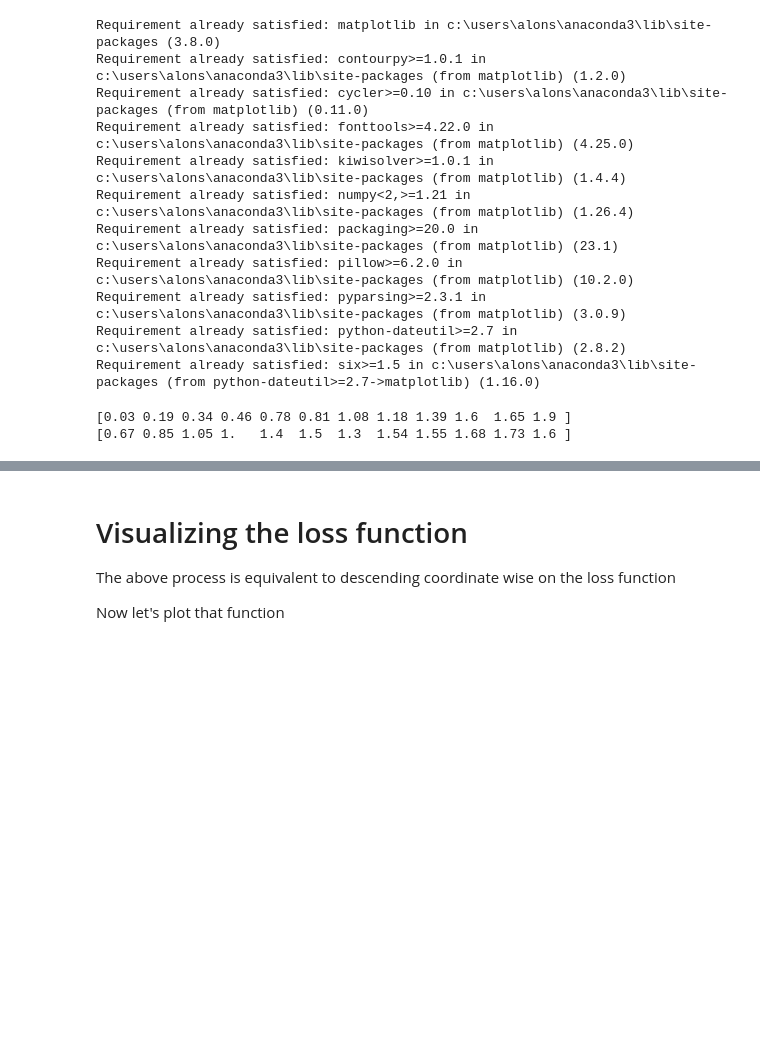
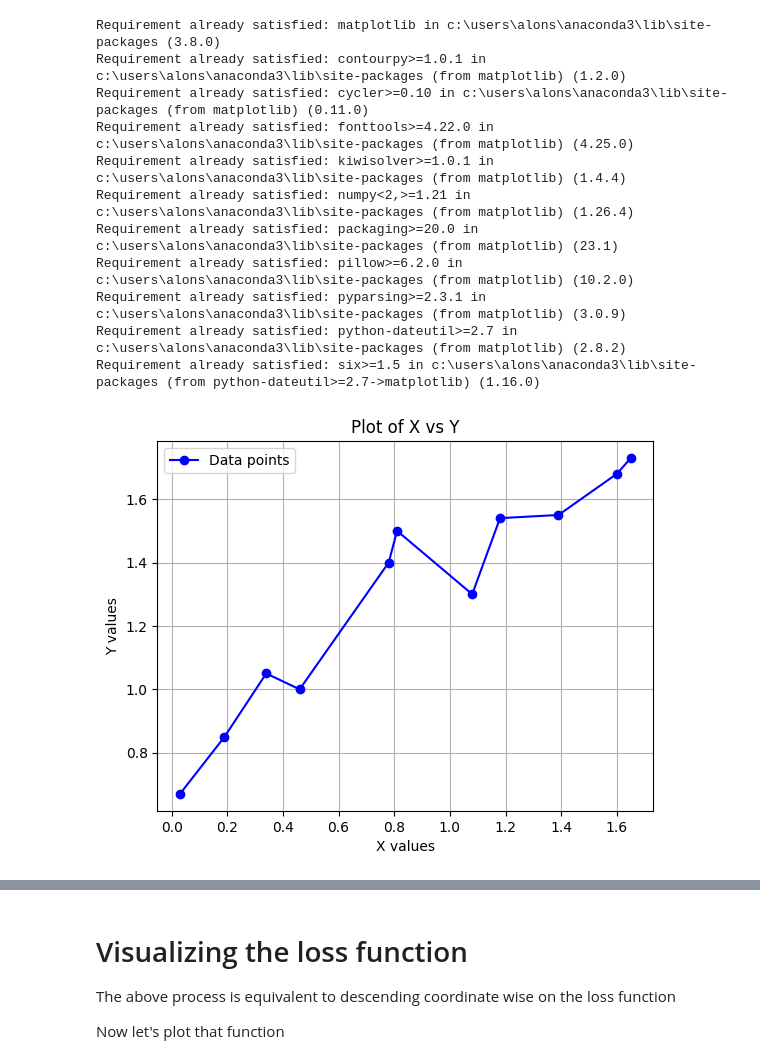
Before and after one commit to abrav00/167-deep-lerning, a Jupyter notebook: 2_1_Supervised_Learning.ipynb, the cells around one changed output, grey strips where cells are left out. Saved outputs shown, nothing was run; the diff lists cells and outputs as text; code cells hidden in the pictures; blank space fills up the shorter version.

```diff
--- a/2_1_Supervised_Learning.ipynb
+++ b/2_1_Supervised_Learning.ipynb
@@ -25,15 +25,22 @@ Requirement already satisfied: pyparsing>=2.3.1 in c:\users\alons\anaconda3\lib\
 Requirement already satisfied: python-dateutil>=2.7 in c:\users\alons\anaconda3\lib\site-packages (from matplotlib) (2.8.2)
 Requirement already satisfied: six>=1.5 in c:\users\alons\anaconda3\lib\site-packages (from python-dateutil>=2.7->matplotlib) (1.16.0)
 # %%
-# Create some input / output data
-x = np.array([0.03, 0.19, 0.34, 0.46, 0.78, 0.81, 1.08, 1.18, 1.39, 1.60, 1.65, 1.90])
-y = np.array([0.67, 0.85, 1.05, 1.0, 1.40, 1.5, 1.3, 1.54, 1.55, 1.68, 1.73, 1.6 ])
+import numpy as np
+import matplotlib.pyplot as plt
 
-print(x)
-print(y)
+x = np.array([0.03, 0.19, 0.34, 0.46, 0.78, 0.81, 1.08, 1.18, 1.39, 1.60, 1.65])
+y = np.array([0.67, 0.85, 1.05, 1.0, 1.40, 1.5, 1.3, 1.54, 1.55, 1.68, 1.73])
+
+# Plot the data
+plt.plot(x, y, 'bo-', label="Data points")  # 'bo-' means blue color with circles and lines
+plt.xlabel('X values')
+plt.ylabel('Y values')
+plt.title('Plot of X vs Y')
+plt.legend()
+plt.grid(True)
+plt.show()
 # %% [output]
-[0.03 0.19 0.34 0.46 0.78 0.81 1.08 1.18 1.39 1.6  1.65 1.9 ]
-[0.67 0.85 1.05 1.   1.4  1.5  1.3  1.54 1.55 1.68 1.73 1.6 ]
+[figure, added]
 # %%
 # Define 1D linear regression model
 def f(x, phi0, phi1):
```
Also changed, not shown: parts of 8 cells of this notebook.
